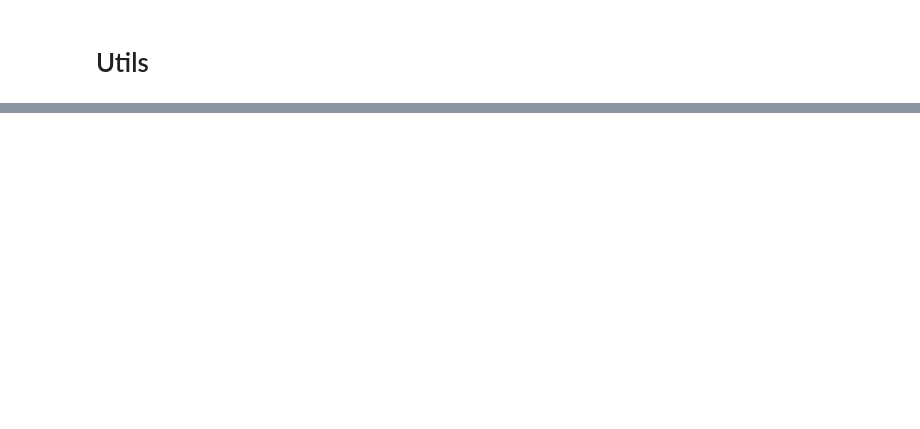
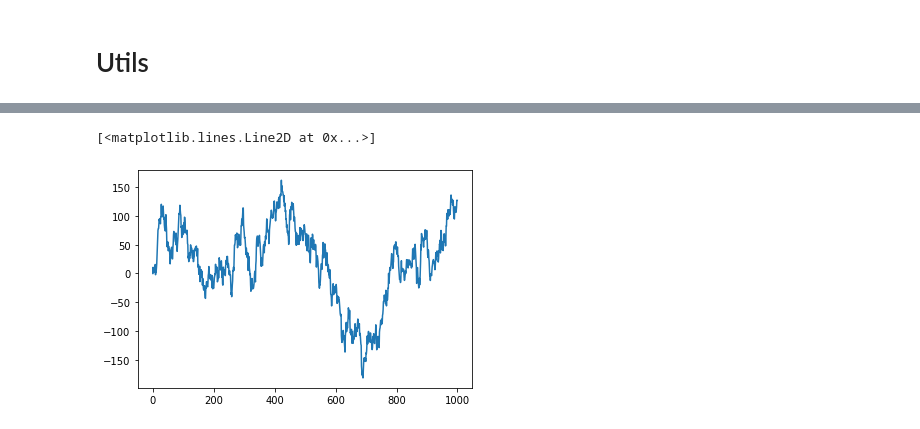
Before and after one commit to statmod-ml-community/ml-seminars-2019-2, a Jupyter notebook: ts-prediction.ipynb, the cells around one changed output, grey strips where cells are left out. Saved outputs shown, nothing was run; the diff lists cells and outputs as text; code cells hidden in the pictures; blank space fills up the shorter version.

```diff
--- a/ts-prediction.ipynb
+++ b/ts-prediction.ipynb
@@ -51,0 +139,5 @@ plt.plot(linear(10, start=2))
+# %%
+plt.plot(rw)
+# %% [output]
+[<matplotlib.lines.Line2D at 0x...>]
+[figure, added]
```
Also changed, not shown: parts of 18 cells of this notebook.
